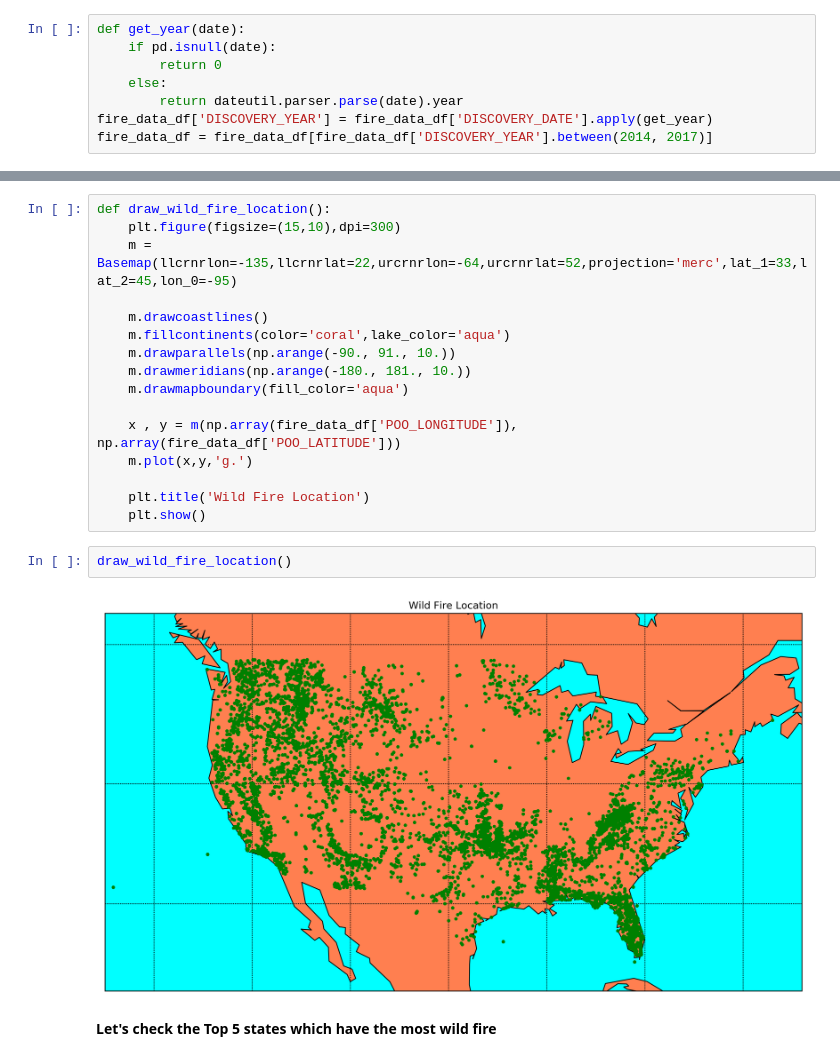
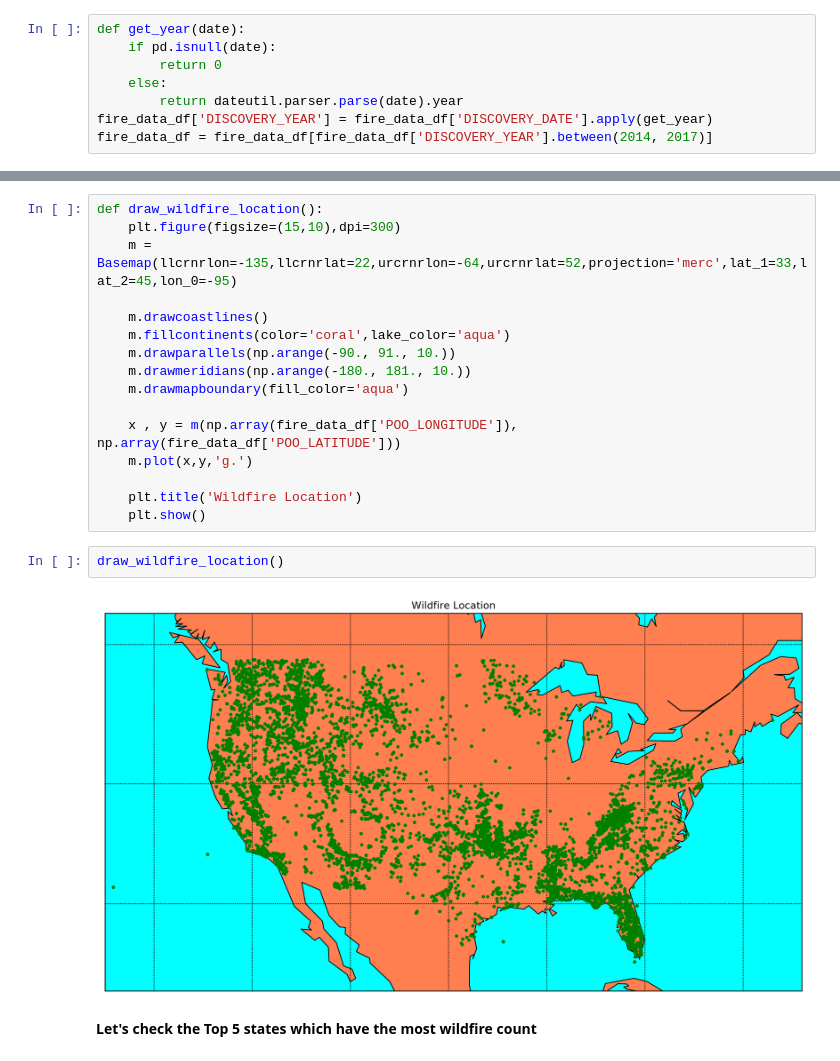
Before and after one commit to paperhe/WildFire, a Jupyter notebook: wildfire.ipynb, the cells around one changed output, grey strips where cells are left out. Drawn from its saved outputs; the diff is of its cells as text.

```diff
--- a/wildfire.ipynb
+++ b/wildfire.ipynb
@@ -48,7 +48,7 @@ Text(0.5, 1.0, 'Wild Fire per Year')
 
 Let's get a general understanding of wild fire location, we can analyze the temperature，precipitation, sunshine impact based on the data from https://www.ncdc.noaa.gov/cdo-web/
 # %%
-def draw_wild_fire_location():
+def draw_wildfire_location():
     plt.figure(figsize=(15,10),dpi=300)
     m = Basemap(llcrnrlon=-135,llcrnrlat=22,urcrnrlon=-64,urcrnrlat=52,projection='merc',lat_1=33,lat_2=45,lon_0=-95)
 
@@ -61,13 +61,13 @@ def draw_wild_fire_location():
     x , y = m(np.array(fire_data_df['POO_LONGITUDE']), np.array(fire_data_df['POO_LATITUDE']))
     m.plot(x,y,'g.')
 
-    plt.title('Wild Fire Location')
+    plt.title('Wildfire Location')
     plt.show()
-# %%
-draw_wild_fire_location()
-# %% [output]
-[figure, removed]
+# %%
+draw_wildfire_location()
+# %% [output]
+[figure, added]
 # %% [markdown]
-**Let's check the Top 5 states which have the most wild fire**
+**Let's check the Top 5 states which have the most wildfire count**
 # %%
 fire_state_count_df = fire_data_df.groupby('POO_STATE_CODE').count()
```
Also changed, not shown: parts of 12 cells of this notebook.
